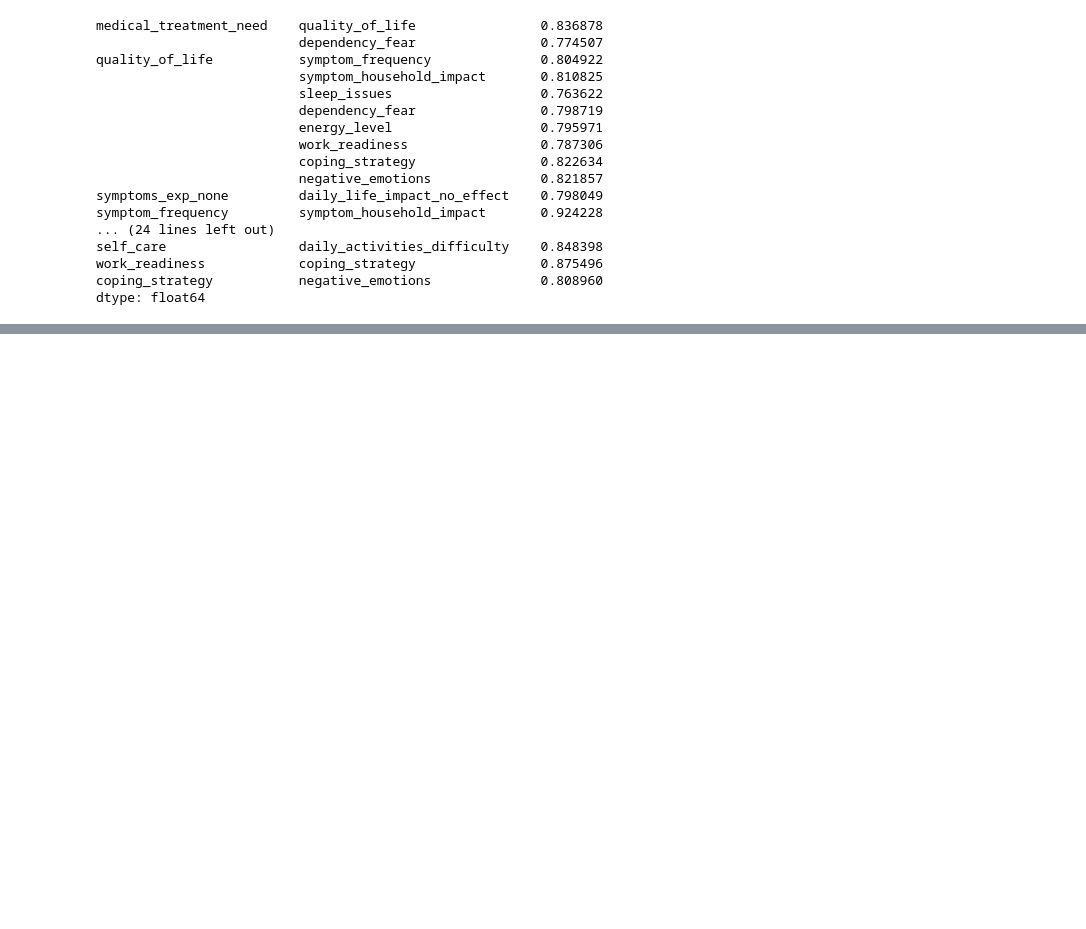
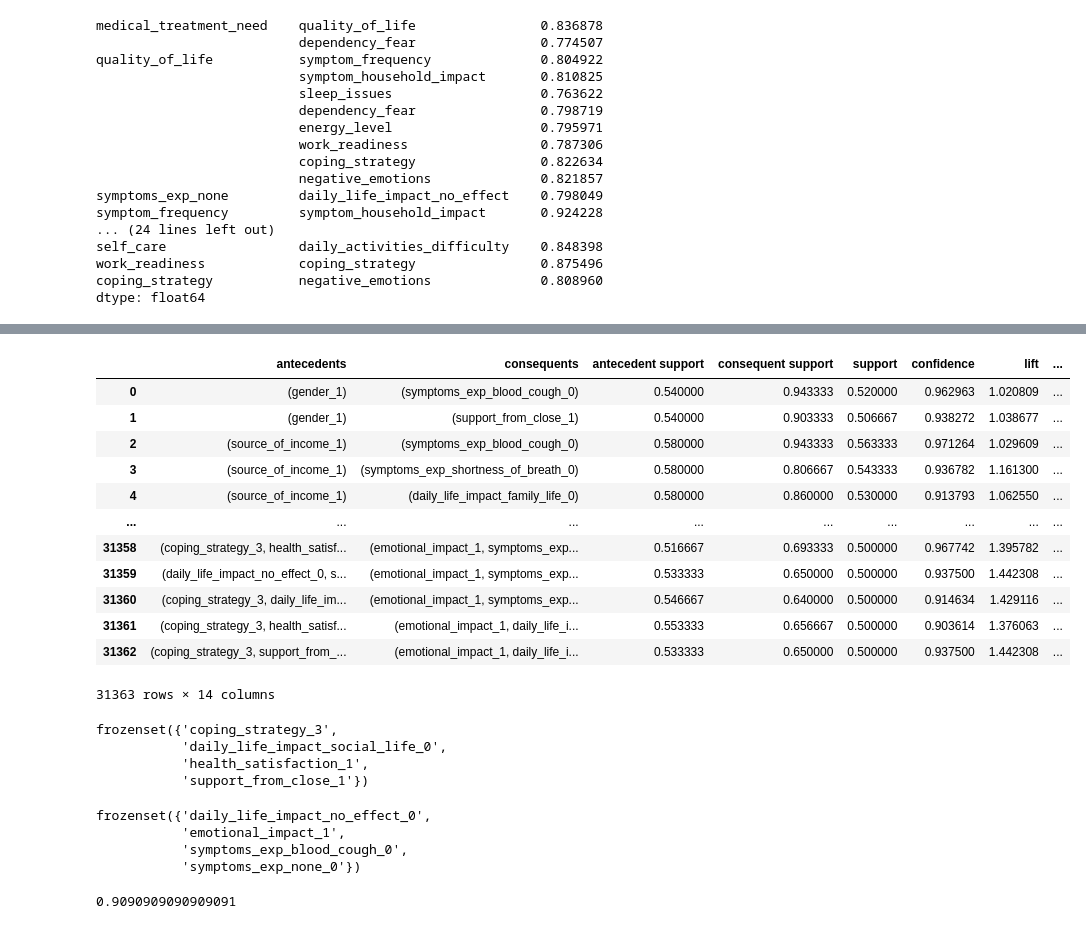
Before and after one commit to Harris-dev26/Data_mining, a Jupyter notebook: Project_file.ipynb, the cells around one changed output, grey strips where cells are left out. Saved outputs shown, nothing was run; the diff lists cells and outputs as text; code cells hidden in the pictures; blank space fills up the shorter version.

```diff
--- a/Project_file.ipynb
+++ b/Project_file.ipynb
@@ -254,0 +387,38 @@ dtype: float64
+# %%
+# Generate association rules with a minimum confidence of 0.7
+rules_all = association_rules(freq_items_all, metric="confidence", min_threshold=0.9,num_itemsets=10)
+
+rules_all
+# %% [output]
+|  | antecedents | consequents | antecedent support | consequent support | support | confidence | lift | ... |
+| 0 | (gender_1) | (symptoms_exp_blood_cough_0) | 0.540000 | 0.943333 | 0.520000 | 0.962963 | 1.020809 | ... |
+| 1 | (gender_1) | (support_from_close_1) | 0.540000 | 0.903333 | 0.506667 | 0.938272 | 1.038677 | ... |
+| 2 | (source_of_income_1) | (symptoms_exp_blood_cough_0) | 0.580000 | 0.943333 | 0.563333 | 0.971264 | 1.029609 | ... |
+| 3 | (source_of_income_1) | (symptoms_exp_shortness_of_breath_0) | 0.580000 | 0.806667 | 0.543333 | 0.936782 | 1.161300 | ... |
+| 4 | (source_of_income_1) | (daily_life_impact_family_life_0) | 0.580000 | 0.860000 | 0.530000 | 0.913793 | 1.062550 | ... |
+| ... | ... | ... | ... | ... | ... | ... | ... | ... |
+| 31358 | (coping_strategy_3, health_satisf... | (emotional_impact_1, symptoms_exp... | 0.516667 | 0.693333 | 0.500000 | 0.967742 | 1.395782 | ... |
+| 31359 | (daily_life_impact_no_effect_0, s... | (emotional_impact_1, symptoms_exp... | 0.533333 | 0.650000 | 0.500000 | 0.937500 | 1.442308 | ... |
+| 31360 | (coping_strategy_3, daily_life_im... | (emotional_impact_1, symptoms_exp... | 0.546667 | 0.640000 | 0.500000 | 0.914634 | 1.429116 | ... |
+| 31361 | (coping_strategy_3, health_satisf... | (emotional_impact_1, daily_life_i... | 0.553333 | 0.656667 | 0.500000 | 0.903614 | 1.376063 | ... |
+| 31362 | (coping_strategy_3, support_from_... | (emotional_impact_1, daily_life_i... | 0.533333 | 0.650000 | 0.500000 | 0.937500 | 1.442308 | ... |
+31363 rows × 14 columns
+# %%
+# Show the association rules
+rules_all.loc[31351,:]['antecedents']
+# %% [output]
+frozenset({'coping_strategy_3',
+           'daily_life_impact_social_life_0',
+           'health_satisfaction_1',
+           'support_from_close_1'})
+# %%
+rules_all.loc[31351,:]['consequents']
+# %% [output]
+frozenset({'daily_life_impact_no_effect_0',
+           'emotional_impact_1',
+           'symptoms_exp_blood_cough_0',
+           'symptoms_exp_none_0'})
+# %%
+rules_all.loc[31351,:]['confidence']
+# %% [output]
+0.9090909090909091
```
Also changed, not shown: parts of 24 cells of this notebook.
